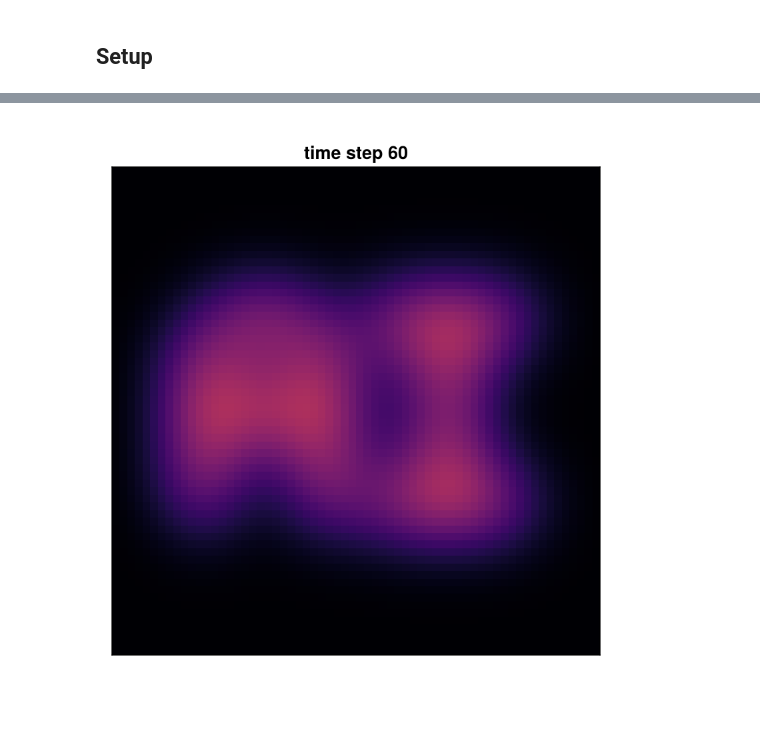
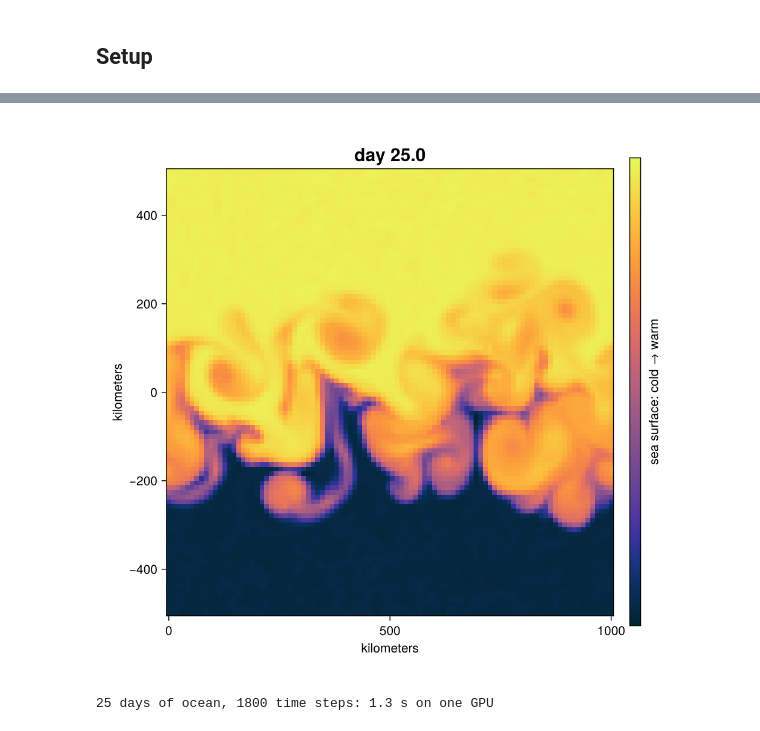
Before and after one commit to PRONTOLab/sail2026-demo, a Jupyter notebook: SAIL2026_demo.ipynb, the cells around one changed output, grey strips where cells are left out. Saved outputs shown, nothing was run; the diff lists cells and outputs as text; code cells hidden in the pictures.

Commit message:
Live Oceananigans cell, loop-style Enzyme example, expert-work framing; pin cuDNN 9.21 and CUDA 12.9 runtime

```diff
--- a/SAIL2026_demo.ipynb
+++ b/SAIL2026_demo.ipynb
@@ -67,4 +53,5 @@ end
-# %%
-heat_spread!()
-# %% [output]
-[figure, removed]
+# %%
+ocean_eddies!()
+# %% [output]
+[figure, added]
+25 days of ocean, 1800 time steps: 1.3 s on one GPU
```
Also changed, not shown: parts of 46 cells of this notebook, 4 other files.
